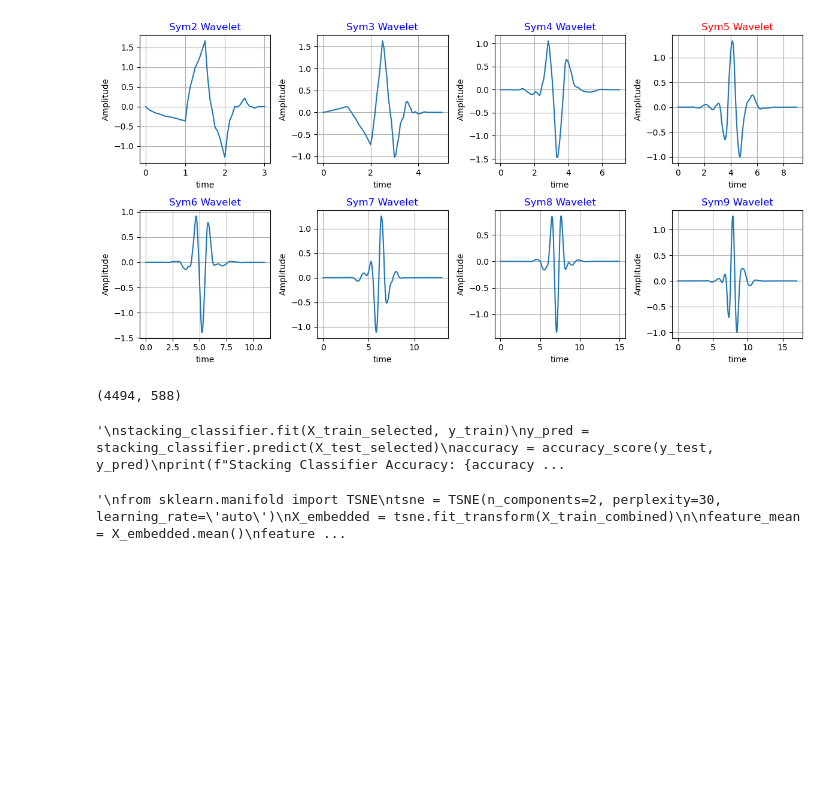
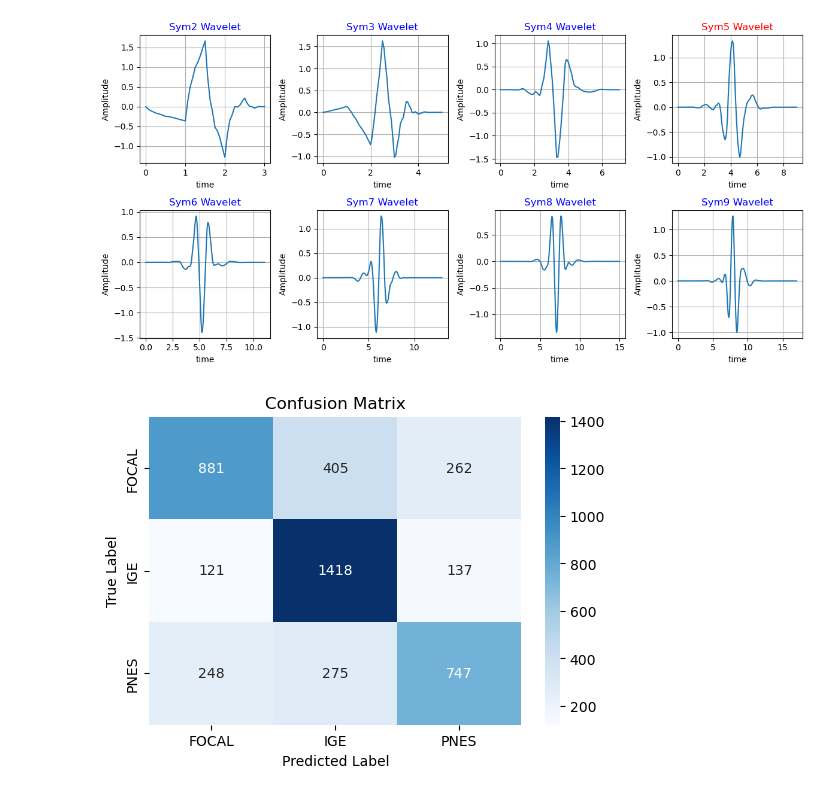
Before and after one commit to HasanFarhadi/Interictal_PNES_IGE_FOCAL_20s, a Jupyter notebook: Feature Extraction2.ipynb, the cells around one changed output. Saved outputs shown, nothing was run; the diff lists cells and outputs as text; code cells hidden in the pictures; blank space fills up the shorter version.

```diff
--- a/Feature Extraction2.ipynb
+++ b/Feature Extraction2.ipynb
@@ -650,45 +617,34 @@ knn_classifier = KNeighborsClassifier(n_neighbors=100)
-# %%
-X_test_selected.shape
-# %% [output]
-(4494, 588)
 # %%
 base_classifiers = [
-    ('rf', rf_classifier),
-    ('gb', gb_classifier),
-    ('knn', knn_classifier)
+    ('rf', OneVsRestClassifier(rf_classifier)),
+    ('ada', OneVsRestClassifier(ab_classifier)),
+    ('ET', OneVsRestClassifier(ET_classifier))
 ]
 
 # Initialize the stacking classifier
 stacking_classifier = StackingClassifier(
     estimators=base_classifiers,
-    final_estimator=RandomForestClassifier(n_estimators=50, random_state=42)  # Meta-classifier
+    final_estimator=ET_classifier  # Meta-classifier
+
 )
-# %%
-"""
-stacking_classifier.fit(X_train_selected, y_train)
-y_pred = stacking_classifier.predict(X_test_selected)
-accuracy = accuracy_score(y_test, y_pred)
-print(f"Stacking Classifier Accuracy: {accuracy:.2f}")
-"""
-# %% [output]
-'\nstacking_classifier.fit(X_train_selected, y_train)\ny_pred = stacking_classifier.predict(X_test_selected)\naccuracy = accuracy_score(y_test, y_pred)\nprint(f"Stacking Classifier Accuracy: {accuracy ...
-# %%
-"""
-from sklearn.manifold import TSNE
-tsne = TSNE(n_components=2, perplexity=30, learning_rate='auto')
-X_embedded = tsne.fit_transform(X_train_combined)
-
-feature_mean = X_embedded.mean()
-feature_variance = X_embedded.var()
-
-
-plt.figure(figsize=(8, 6))
-plt.scatter(X_embedded[:, 0], X_embedded[:, 1], c = X_train_selected[:, 580], cmap='viridis', s=0.5)
-plt.colorbar(label='Feature 10 Value')
-plt.title(f"t-SNE Embedding (Feature 10)\nMean: {feature_mean:.2f}, Variance: {feature_variance:.2f}")
-plt.xlabel("t-SNE Dimension 1")
-plt.ylabel("t-SNE Dimension 2")
-plt.show()
-"""
-# %% [output]
-'\nfrom sklearn.manifold import TSNE\ntsne = TSNE(n_components=2, perplexity=30, learning_rate=\'auto\')\nX_embedded = tsne.fit_transform(X_train_combined)\n\nfeature_mean = X_embedded.mean()\nfeature ...
+# %%
+stacking_classifier.fit(X_train_combined, y_train)
+y_pred = stacking_classifier.predict(X_test_combined)
+
+Score(y_pred, y_test)
+# %%
+cm = confusion_matrix(y_test, y_pred)
+
+# Create a DataFrame from the confusion matrix
+df_cm = pd.DataFrame(cm, index=['FOCAL', 'IGE', 'PNES'], columns=['FOCAL', 'IGE', 'PNES'])
+
+# Plot the heatmap with whole numbers (no scientific notation)
+plt.figure(figsize=(6, 4))
+sn.heatmap(df_cm, annot=True, cmap='Blues', fmt='d')  # Use 'fmt="d"' for whole numbers
+plt.xlabel("Predicted Label")
+plt.ylabel("True Label")
+plt.title("Confusion Matrix")
+plt.savefig('Confusion', dpi=600)
+plt.show()
+# %% [output]
+[figure, added]
```
Also changed, not shown: parts of 19 cells of this notebook.
